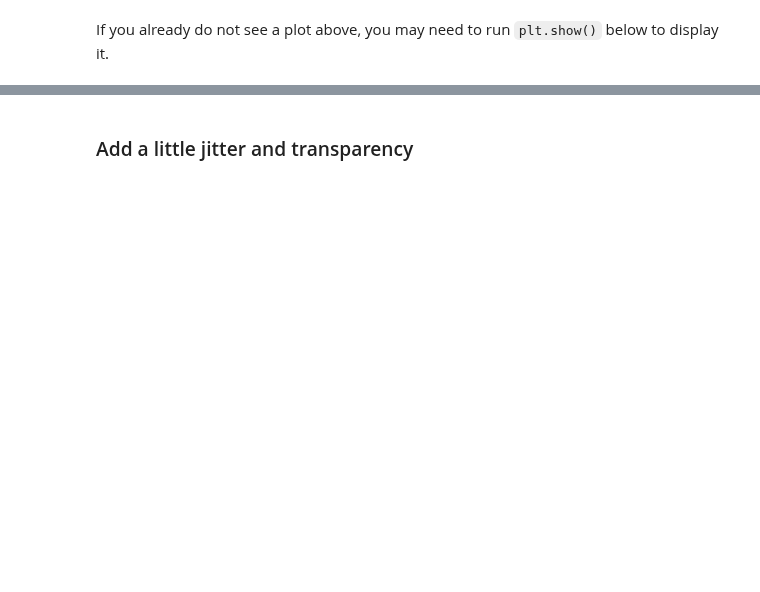
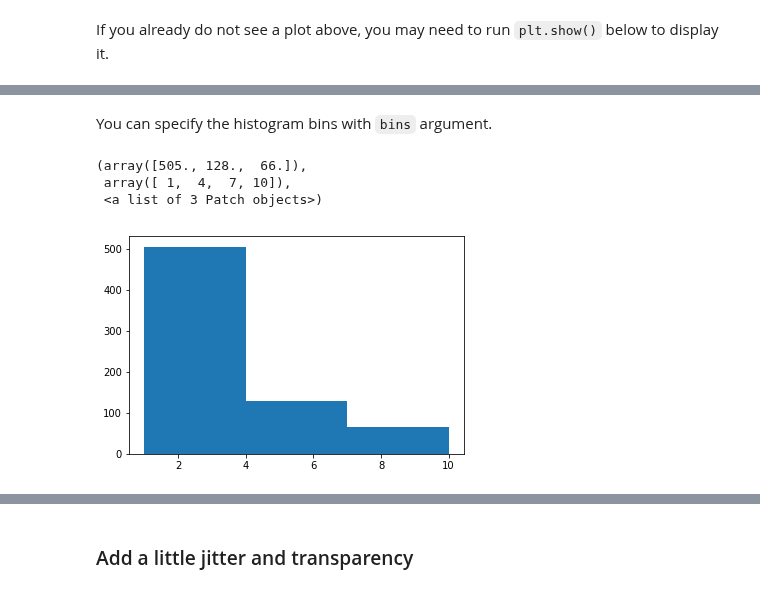
Before and after one commit to subhacom/np_tut_breastcancer, a Jupyter notebook: Wisconsin_breast_cancer_data.ipynb, the cells around one changed output, grey strips where cells are left out. Saved outputs shown, nothing was run; the diff lists cells and outputs as text; code cells hidden in the pictures; blank space fills up the shorter version.

```diff
--- a/Wisconsin_breast_cancer_data.ipynb
+++ b/Wisconsin_breast_cancer_data.ipynb
@@ -642,0 +1062,9 @@ plt.hist(data['csize'])
+# %% [markdown]
+You can specify the histogram bins with `bins` argument.
+# %%
+plt.hist(data['csize'], bins=[1, 4, 7, 10])
+# %% [output]
+(array([505., 128.,  66.]),
+ array([ 1,  4,  7, 10]),
+ <a list of 3 Patch objects>)
+[figure, added]
```
Also changed, not shown: parts of 124 cells of this notebook, 1 other file.
